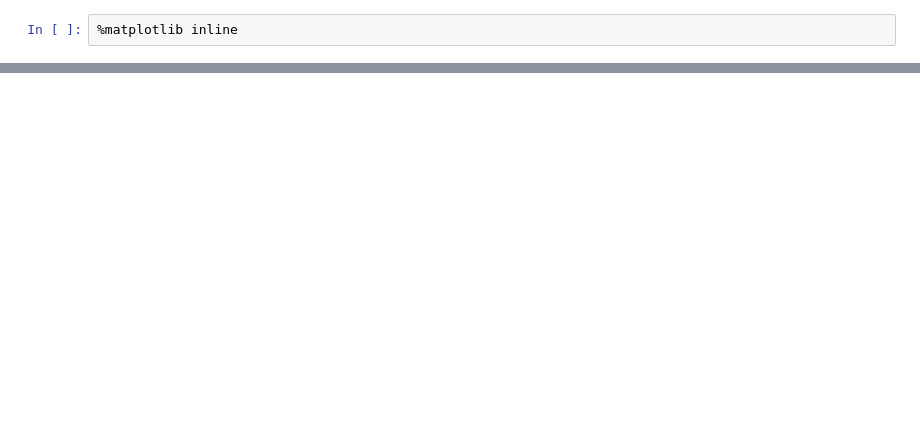
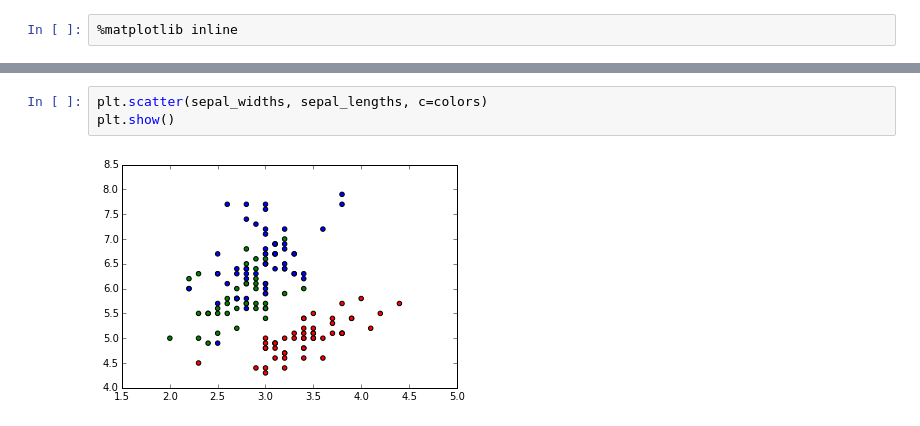
Before and after one commit to raudabaugh/applied-machine-learning, a Jupyter notebook: lab0/lab0.ipynb, the cells around one changed output, grey strips where cells are left out. Saved outputs shown, nothing was run; the diff lists cells and outputs as text; blank space fills up the shorter version.

```diff
--- a/lab0/lab0.ipynb
+++ b/lab0/lab0.ipynb
@@ -15,0 +31,5 @@ plt.show()
+# %%
+plt.scatter(sepal_widths, sepal_lengths, c=colors)
+plt.show()
+# %% [output]
+[figure, added]
```
Also changed, not shown: parts of 13 cells of this notebook.
